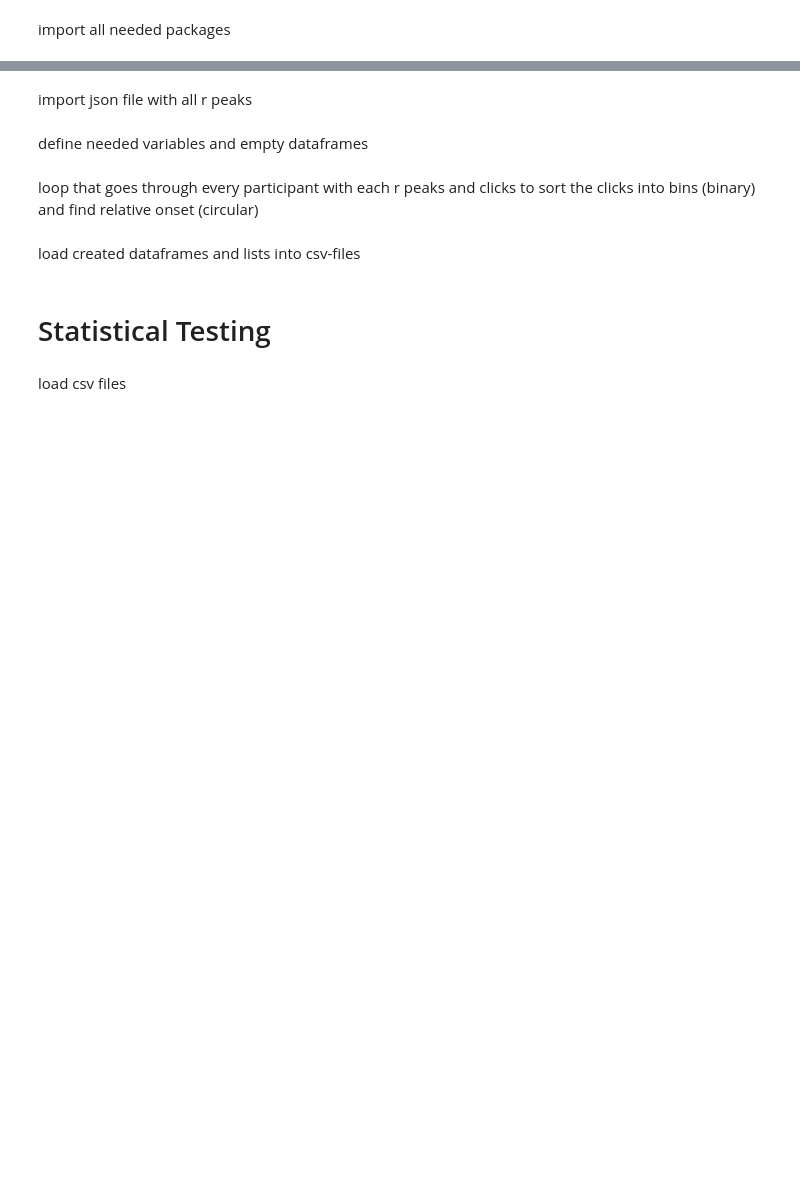
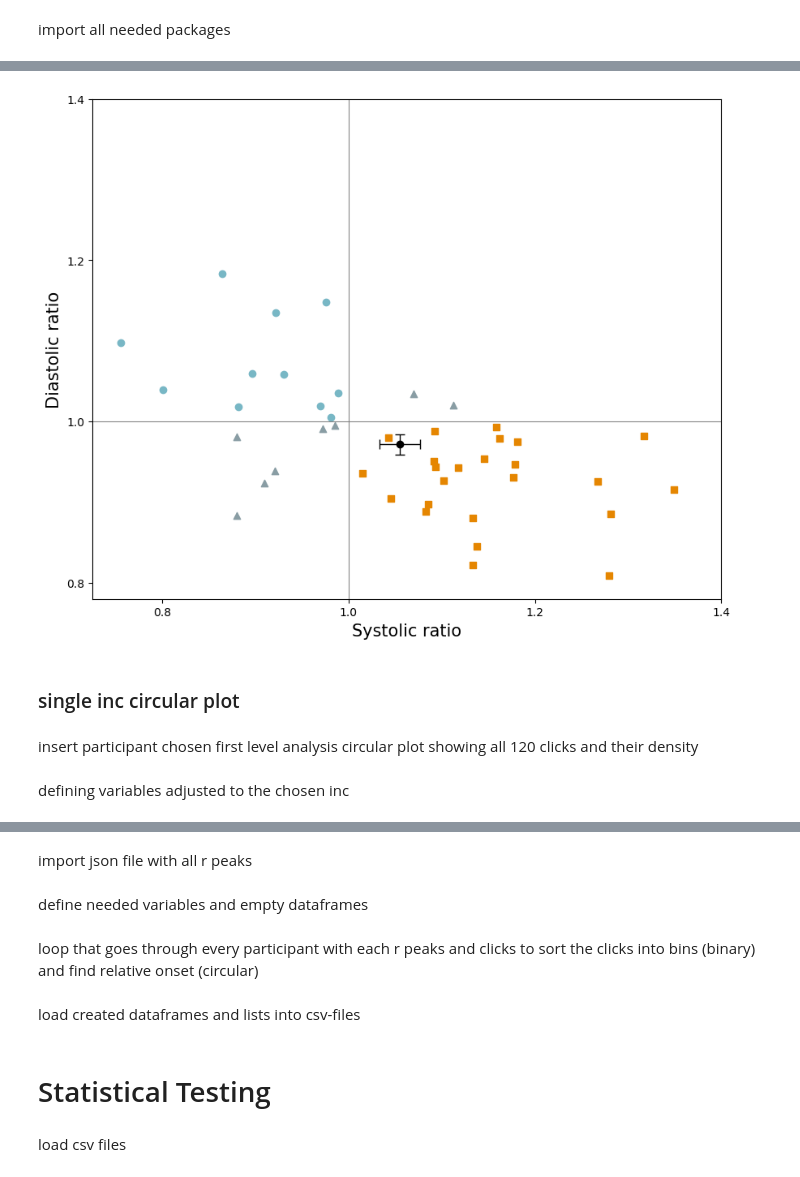
Before and after one commit to emiliahildebrandt/kunzendorf_fork-input, a Jupyter notebook: jupyter.ipynb, the cells around one changed output, grey strips where cells are left out. Saved outputs shown, nothing was run; the diff lists cells and outputs as text; code cells hidden in the pictures; blank space fills up the shorter version.

Commit message:
updated analysis in jupyter notebook

```diff
--- a/jupyter.ipynb
+++ b/jupyter.ipynb
@@ -2,0 +269,30 @@ import all needed packages
+# %%
+small_sys = spec_clicks.sysrel < 1
+big_sys = spec_clicks.sysrel > 1
+small_dias = spec_clicks.diasrel < 1
+big_dias = spec_clicks.diasrel > 1
+sys_mean = spec_clicks["sysrel"].mean()
+dias_mean = spec_clicks["diasrel"].mean()
+# %%
+fig, ax = plt.subplots(figsize=(10, 8))
+ax.axline((1, 0.8), (1, 1.2 ), linewidth = 0.8, color = "gray")
+ax.axline((0.8, 1), (1.2, 1), linewidth = 0.8, color = "gray")
+ax.scatter(spec_clicks[(small_sys) & (small_dias)].sysrel, spec_clicks[(small_sys) & (small_dias)].diasrel, color="#899DA4", marker="^")
+ax.scatter(spec_clicks[(small_sys) & (big_dias)].sysrel, spec_clicks[(small_sys) & (big_dias)].diasrel, color="#78B7C5")
+ax.scatter(spec_clicks[(big_sys) & (small_dias)].sysrel, spec_clicks[(big_sys) & (small_dias)].diasrel, color="#E58601",marker= "s")
+ax.scatter(spec_clicks[(big_sys) & (big_dias)].sysrel, spec_clicks[(big_sys) & (big_dias)].diasrel, color="#899DA4", marker="^")
+plt.errorbar( sys_mean, dias_mean, xerr = st.sem(spec_clicks.sysrel), yerr= st.sem(spec_clicks.diasrel),fmt='o', color = "black", elinewidth=1, capsize=4)
+plt.xlabel("Systolic ratio", fontsize=15 )
+plt.ylabel("Diastolic ratio", fontsize = 15)
+plt.xticks([0.8, 1.0, 1.2, 1.4])
+plt.yticks([0.8, 1.0, 1.2, 1.4])
+plt.rcParams["figure.figsize"]= [4.5,4.5]
+#plt.title("Systolic and Diastolic Ratios of all Participants")
+plt.savefig("plots/binary scatterplot 4.png", dpi=350)
+plt.show()
+# %% [output]
+[figure, added]
+# %% [markdown]
+### single inc circular plot
+# %% [markdown]
+insert participant chosen first level analysis circular plot showing all 120 clicks and their density
@@ -2,0 +301,2 @@ import all needed packages
+# %% [markdown]
+defining variables adjusted to the chosen inc
```
Also changed, not shown: parts of 58 cells of this notebook.
